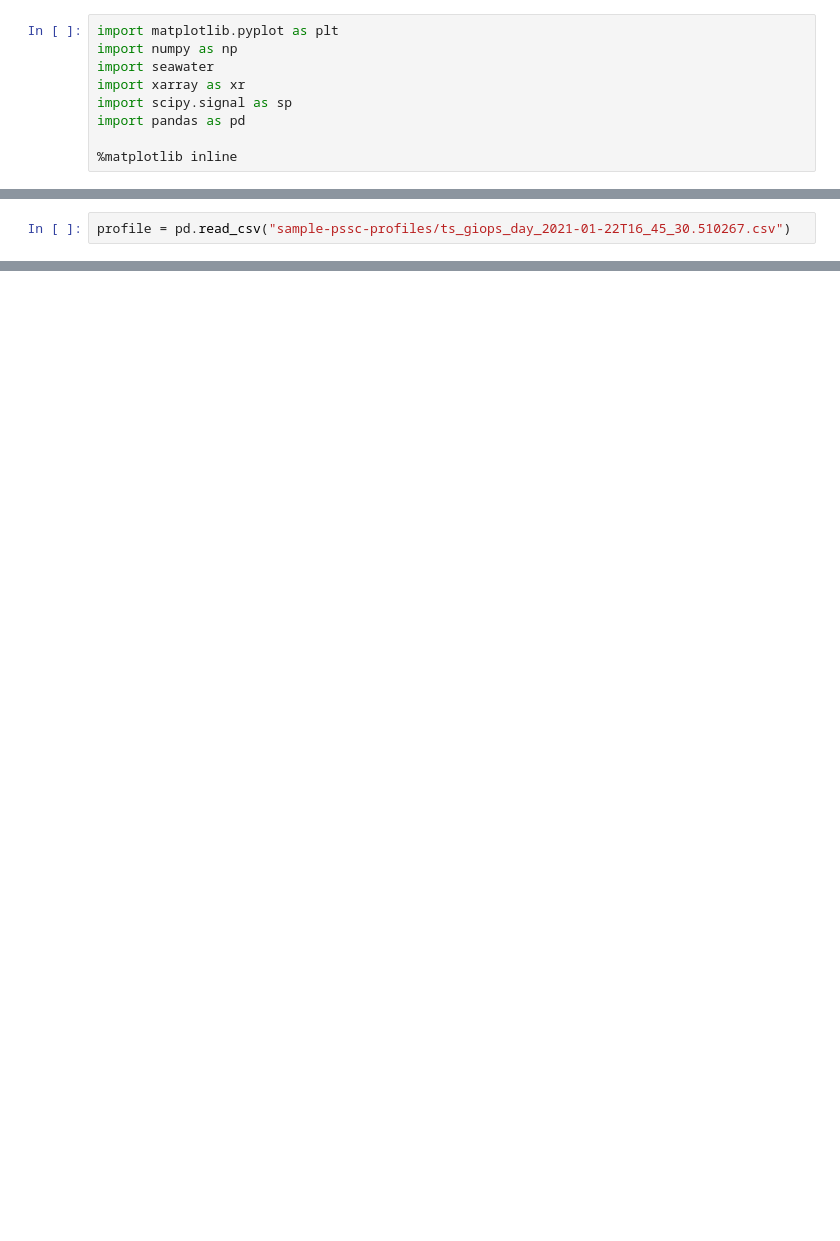
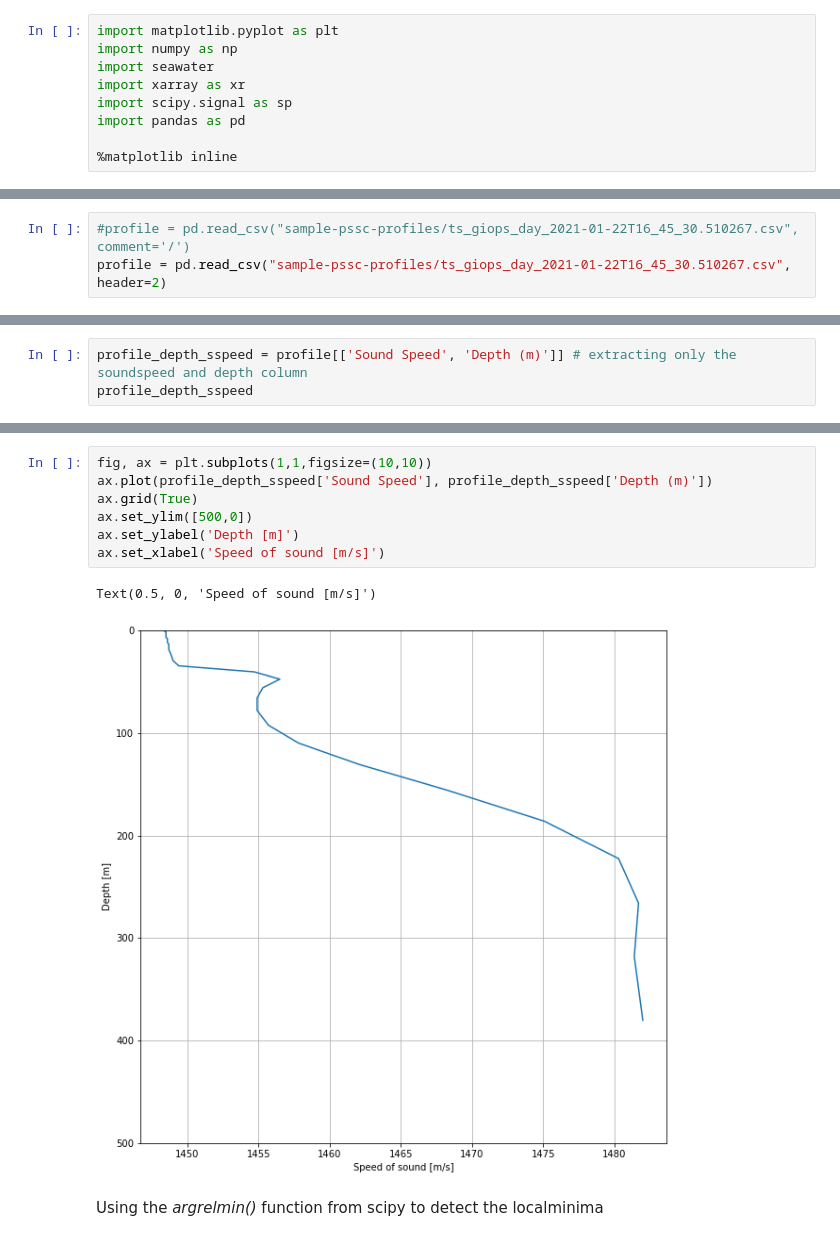
Before and after one commit to BaruaSourav/Ocean-Nav, a Jupyter notebook: Potential Sub Surface channel.ipynb, the cells around one changed output, grey strips where cells are left out. Drawn from its saved outputs; the diff is of its cells as text; blank space fills up the shorter version.

```diff
--- a/Potential Sub Surface channel.ipynb
+++ b/Potential Sub Surface channel.ipynb
@@ -17,3 +17,4 @@ This notebook will contain the update as we step forward implementing the **Pote
 # %%
-profile = pd.read_csv("sample-pssc-profiles/ts_giops_day_2021-01-22T16_45_30.510267.csv")
+#profile = pd.read_csv("sample-pssc-profiles/ts_giops_day_2021-01-22T16_45_30.510267.csv", comment='/')
+profile = pd.read_csv("sample-pssc-profiles/ts_giops_day_2021-01-22T16_45_30.510267.csv", header=2)
 # %%
@@ -38,0 +26,3 @@ profile
+# %%
+profile_depth_sspeed = profile[['Sound Speed', 'Depth (m)']] # extracting only the soundspeed and depth column
+profile_depth_sspeed
@@ -38,0 +47,12 @@ profile
+# %%
+fig, ax = plt.subplots(1,1,figsize=(10,10))
+ax.plot(profile_depth_sspeed['Sound Speed'], profile_depth_sspeed['Depth (m)'])
+ax.grid(True)
+ax.set_ylim([500,0])
+ax.set_ylabel('Depth [m]')
+ax.set_xlabel('Speed of sound [m/s]')
+# %% [output]
+Text(0.5, 0, 'Speed of sound [m/s]')
+[figure, added]
+# %% [markdown]
+Using the *argrelmin()* function from scipy to detect the localminima
```
Also changed, not shown: parts of 6 cells of this notebook, 1 other file.
